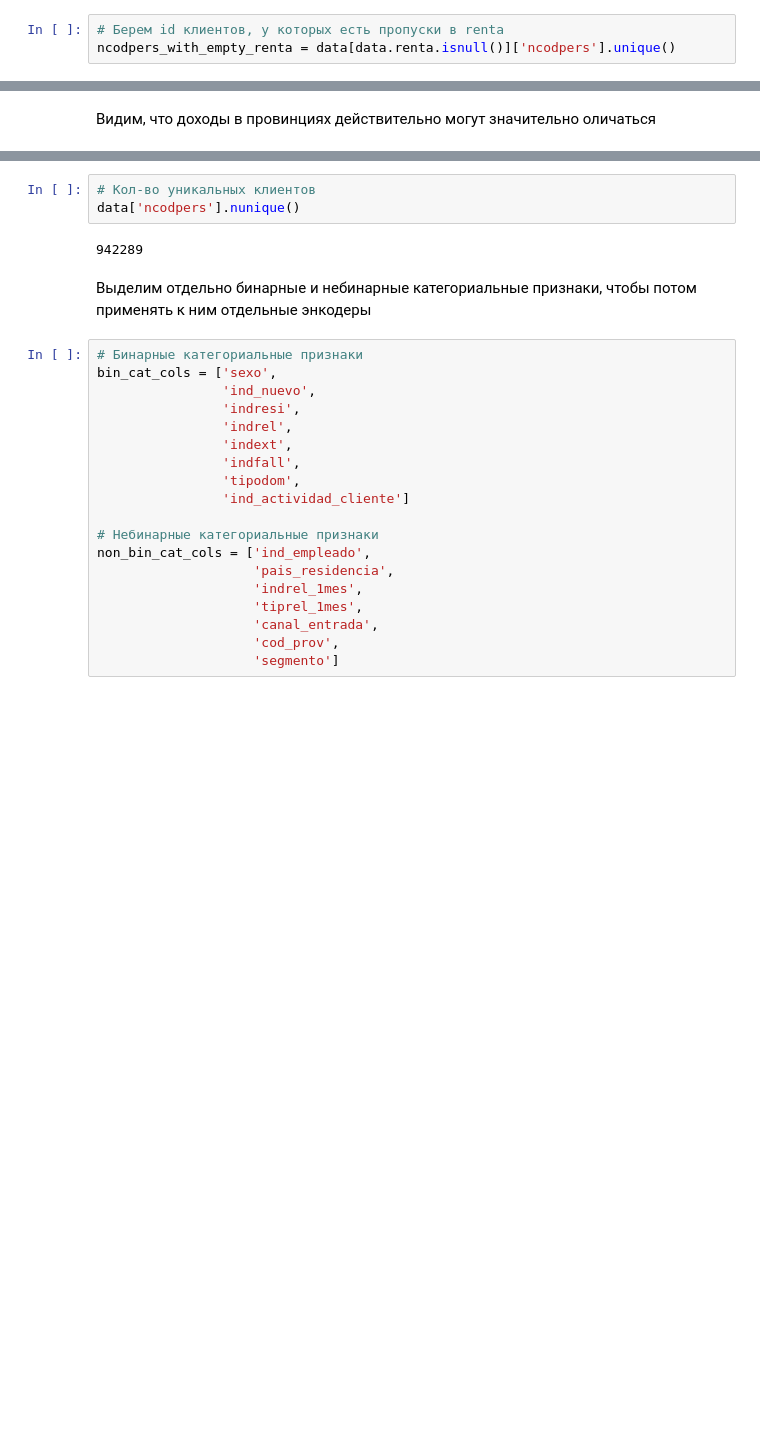
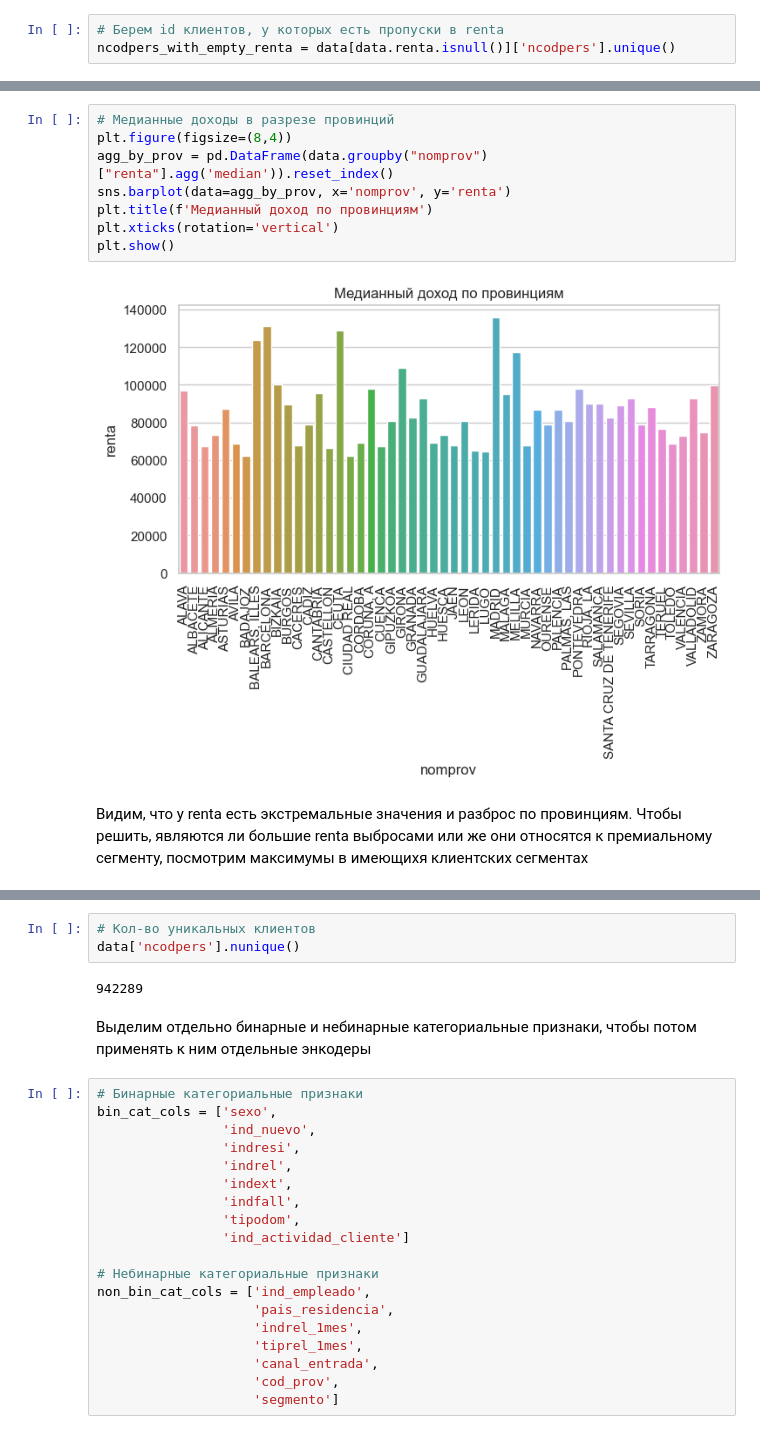
Before and after one commit to ibnkir/bank-recsys-project, a Jupyter notebook: notebooks/preparation_steps.ipynb, the cells around one changed output, grey strips where cells are left out. Drawn from its saved outputs; the diff is of its cells as text; blank space fills up the shorter version.

```diff
--- a/notebooks/preparation_steps.ipynb
+++ b/notebooks/preparation_steps.ipynb
@@ -453,2 +537,14 @@ plt.show()
+# %%
+# Медианные доходы в разрезе провинций
+plt.figure(figsize=(8,4))
+agg_by_prov = pd.DataFrame(data.groupby("nomprov")["renta"].agg('median')).reset_index()
+sns.barplot(data=agg_by_prov, x='nomprov', y='renta')
+plt.title(f'Медианный доход по провинциям')
+plt.xticks(rotation='vertical')
+plt.show()
+# %% [output]
+[figure, added]
 # %% [markdown]
-Видим, что доходы в провинциях действительно могут значительно оличаться
+Видим, что у renta есть экстремальные значения и разброс по провинциям.
+Чтобы решить, являются ли большие renta выбросами или же они относятся к премиальному сегменту,
+посмотрим максимумы в имеющиxя клиентских сегментах
```
Also changed, not shown: parts of 62 cells of this notebook, 1 other file.
